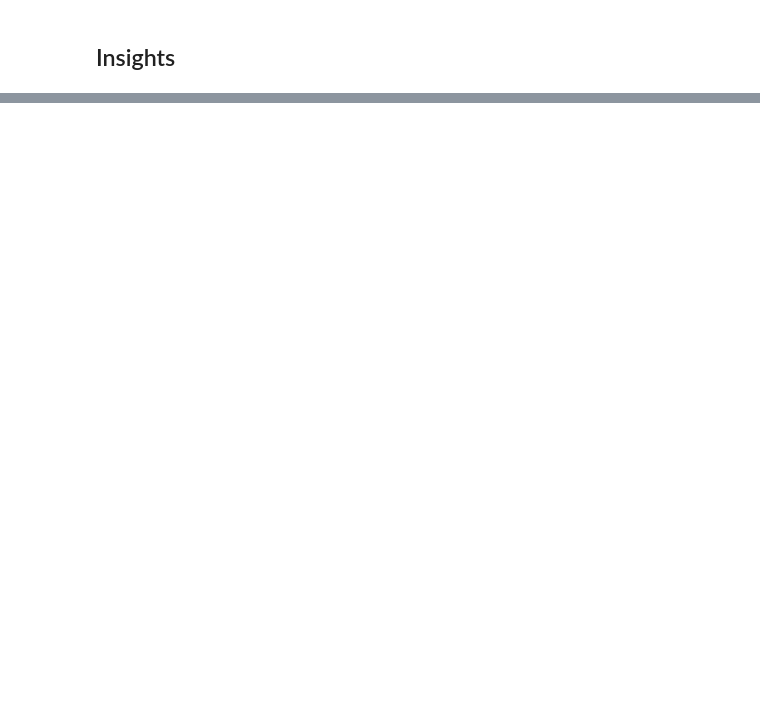
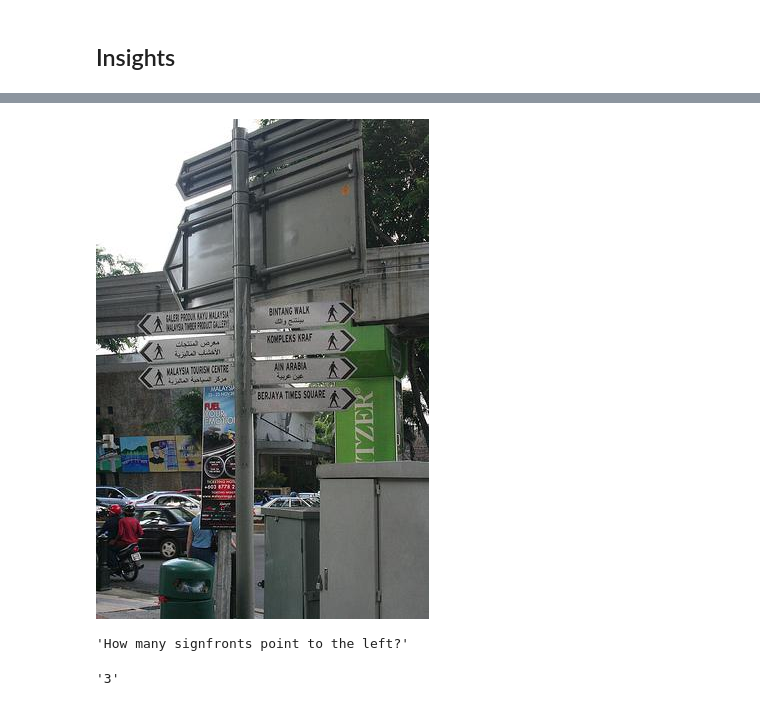
Before and after one commit to gin31259461/Deep_Learning, a Jupyter notebook: vqa-transformers.ipynb, the cells around one changed output, grey strips where cells are left out. Drawn from its saved outputs; the diff is of its cells as text; code cells hidden in the pictures; blank space fills up the shorter version.

```diff
--- a/vqa-transformers.ipynb
+++ b/vqa-transformers.ipynb
@@ -64,11 +65,21 @@ embedding_dim = 40  # do not adjust this parameter
 # %% [markdown]
 ## Load data
 # %%
-# Ref. https://huggingface.co/datasets/HuggingFaceM4/VQAv2
+train_data = None
+validation_data = None
+test_data = None
 
-# samples = load_dataset("HuggingFaceM4/VQAv2", trust_remote_code=True)
-train_data = load_dataset("HuggingFaceM4/VQAv2", split="train[:100]", trust_remote_code=True)
-validation_data = load_dataset("HuggingFaceM4/VQAv2", split="validation[:100]", trust_remote_code=True)
+if dataset == "vqa":
+    # https://huggingface.co/datasets/HuggingFaceM4/VQAv2
+    train_data = load_dataset("HuggingFaceM4/VQAv2", split=f"train[:100]", trust_remote_code=True)
+    validation_data = load_dataset("HuggingFaceM4/VQAv2", split=f"validation[:100]", trust_remote_code=True)
+    test_data = load_dataset("HuggingFaceM4/VQAv2", split=f"test[:100]", trust_remote_code=True)
+
+elif dataset == "visual7w-gpt":
+    # https://huggingface.co/datasets/ruanchaves/visual7w-gpt
+    train_data = load_dataset("ruanchaves/visual7w-gpt", split="train[:800]", trust_remote_code=True)
+    validation_data = load_dataset("ruanchaves/visual7w-gpt", split="train[800:900]", trust_remote_code=True)
+    test_data = load_dataset("ruanchaves/visual7w-gpt", split="train[900:1000]", trust_remote_code=True)
 
 print("Training data:", len(train_data), "Validation data:", len(validation_data))
 # %% [output]
@@ -83,0 +100,19 @@ train_data[0]["image"]
+# %%
+if dataset == "visual7w-gpt":
+    train_data = train_data.filter(lambda x: x["label"] == "True")
+    validation_data = validation_data.filter(lambda x: x["label"] == "True")
+    test_data = test_data.filter(lambda x: x["label"] == "True")
+
+    def preprocessing_label(instance):
+        answer = instance["answer"]
+        instance["labels"] = [config.label2id[answer]]
+        instance["decoded_labels"] = answer
+        instance["scores"] = [1]
+
+        return instance
+
+    train_data = train_data.map(preprocessing_label)
+    validation_data = validation_data.map(preprocessing_label)
+    test_data = test_data.map(preprocessing_label)
+
+    print("Training data:", len(train_data), "Validation data:", len(validation_data), "Test data", len(test_data))
@@ -347,0 +428,16 @@ plt.show()
+# %%
+# 0, 12
+index = 4
+data = validation_data
+# %%
+data[index]['image']
+# %% [output]
+[figure, added]
+# %%
+data[index]['question']
+# %% [output]
+'How many signfronts point to the left?'
+# %%
+data[index]['answer']
+# %% [output]
+'3'
```
Also changed, not shown: parts of 30 cells of this notebook, 8 other files.
